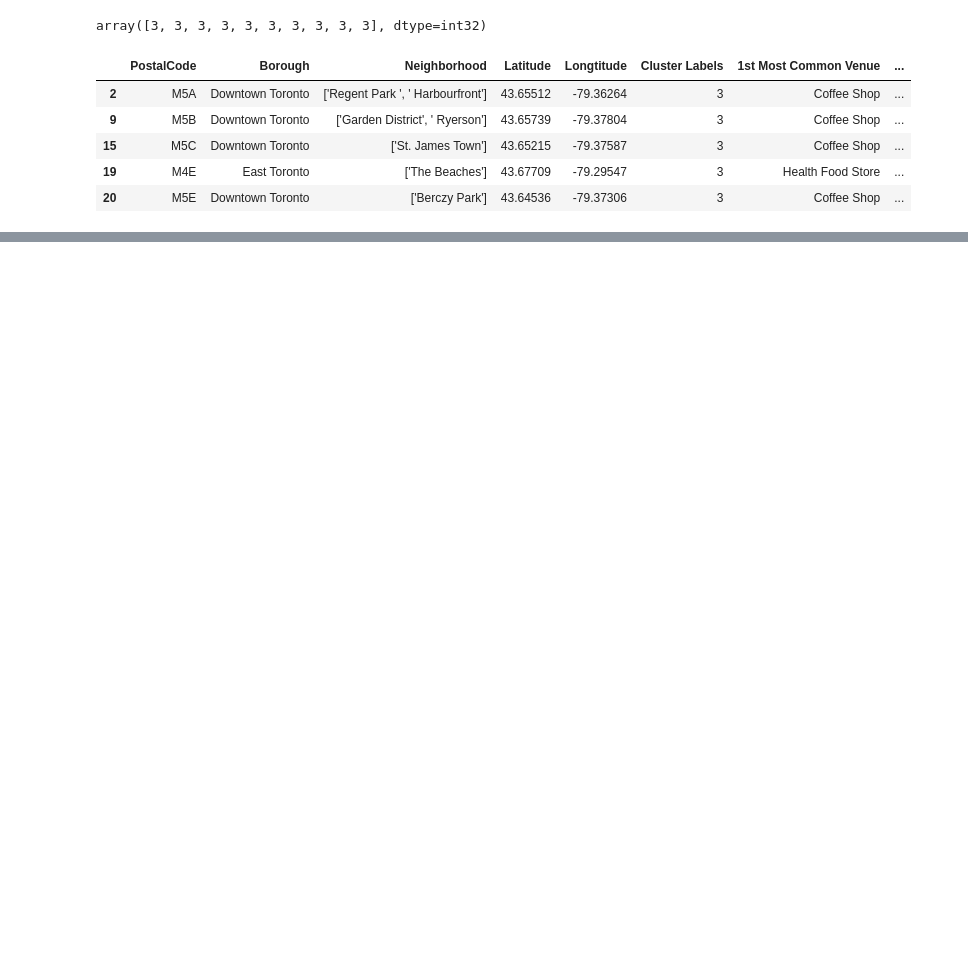
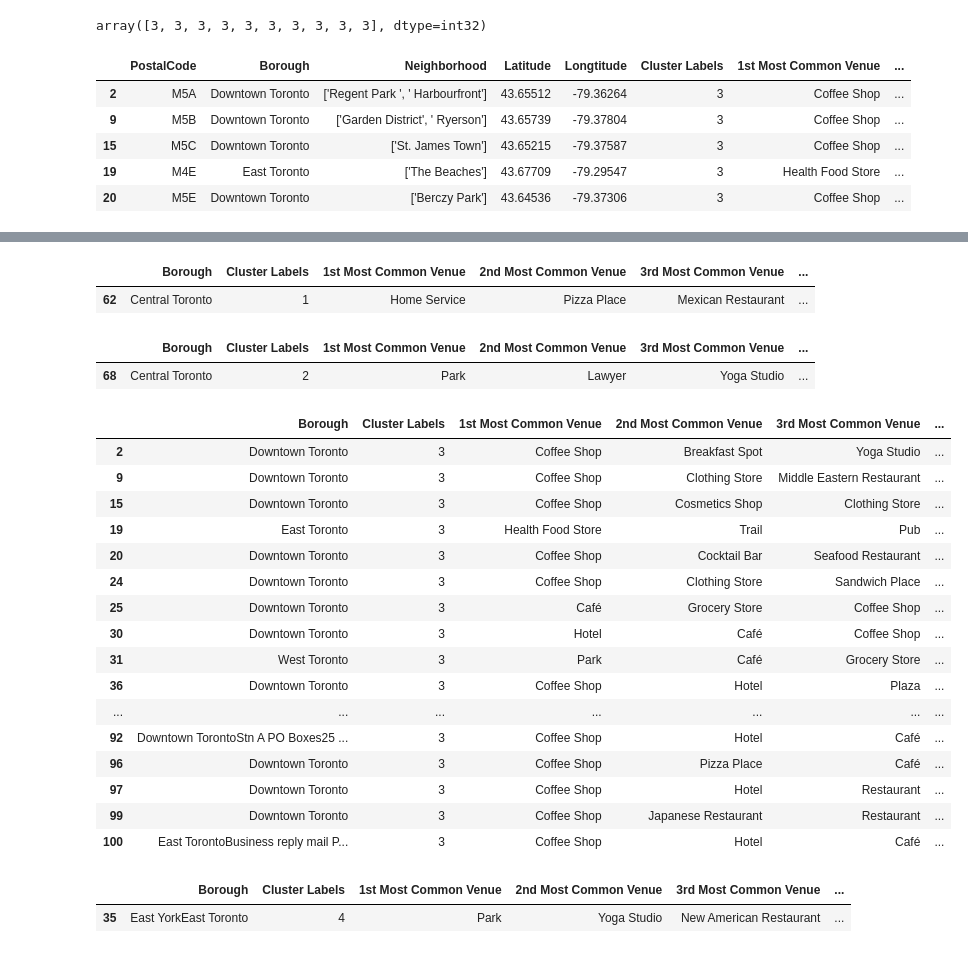
Before and after one commit to Stanley-Chan/Coursera_Capstone, a Jupyter notebook: Segmenting and Clustering Neighborhoods in Toronto.ipynb, the cells around one changed output, grey strips where cells are left out. Saved outputs shown, nothing was run; the diff lists cells and outputs as text; code cells hidden in the pictures; blank space fills up the shorter version.

Commit message:
Published from Watson Studio.

```diff
--- a/Segmenting and Clustering Neighborhoods in Toronto.ipynb
+++ b/Segmenting and Clustering Neighborhoods in Toronto.ipynb
@@ -198,8 +198,8 @@ import folium # map rendering library
 print('Libraries imported.')
 
 #Define Parameters
-CLIENT_ID = 'EEET2M2W1HLBWBZCCZIJS5NB1CU2FHNH4COVN1WTLXHKEYR3' # your Foursquare ID
-CLIENT_SECRET = 'RT2RRRB11RERUGX1MV2LMXL5AUVQKLQIYC2WFGYGACUOI1RQ' # your Foursquare Secret
+CLIENT_ID = 'X' # your Foursquare ID
+CLIENT_SECRET = 'X' # your Foursquare Secret
 VERSION = '20180605' # Foursquare API version
 LIMIT = 100 # A default Foursquare API limit value
 
@@ -523,0 +532,35 @@ map_clusters_toronto_venues
+# %%
+toronto_venues_merged.loc[toronto_venues_merged['Cluster Labels'] == 1, toronto_venues_merged.columns[[1] + list(range(5, toronto_venues_merged.shape[1]))]]
+# %% [output]
+|  | Borough | Cluster Labels | 1st Most Common Venue | 2nd Most Common Venue | 3rd Most Common Venue | ... |
+| 62 | Central Toronto | 1 | Home Service | Pizza Place | Mexican Restaurant | ... |
+# %%
+toronto_venues_merged.loc[toronto_venues_merged['Cluster Labels'] == 2, toronto_venues_merged.columns[[1] + list(range(5, toronto_venues_merged.shape[1]))]]
+# %% [output]
+|  | Borough | Cluster Labels | 1st Most Common Venue | 2nd Most Common Venue | 3rd Most Common Venue | ... |
+| 68 | Central Toronto | 2 | Park | Lawyer | Yoga Studio | ... |
+# %%
+toronto_venues_merged.loc[toronto_venues_merged['Cluster Labels'] == 3, toronto_venues_merged.columns[[1] + list(range(5, toronto_venues_merged.shape[1]))]]
+# %% [output]
+|  | Borough | Cluster Labels | 1st Most Common Venue | 2nd Most Common Venue | 3rd Most Common Venue | ... |
+| 2 | Downtown Toronto | 3 | Coffee Shop | Breakfast Spot | Yoga Studio | ... |
+| 9 | Downtown Toronto | 3 | Coffee Shop | Clothing Store | Middle Eastern Restaurant | ... |
+| 15 | Downtown Toronto | 3 | Coffee Shop | Cosmetics Shop | Clothing Store | ... |
+| 19 | East Toronto | 3 | Health Food Store | Trail | Pub | ... |
+| 20 | Downtown Toronto | 3 | Coffee Shop | Cocktail Bar | Seafood Restaurant | ... |
+| 24 | Downtown Toronto | 3 | Coffee Shop | Clothing Store | Sandwich Place | ... |
+| 25 | Downtown Toronto | 3 | Café | Grocery Store | Coffee Shop | ... |
+| 30 | Downtown Toronto | 3 | Hotel | Café | Coffee Shop | ... |
+| 31 | West Toronto | 3 | Park | Café | Grocery Store | ... |
+| 36 | Downtown Toronto | 3 | Coffee Shop | Hotel | Plaza | ... |
+| ... | ... | ... | ... | ... | ... | ... |
+| 92 | Downtown TorontoStn A PO Boxes25 ... | 3 | Coffee Shop | Hotel | Café | ... |
+| 96 | Downtown Toronto | 3 | Coffee Shop | Pizza Place | Café | ... |
+| 97 | Downtown Toronto | 3 | Coffee Shop | Hotel | Restaurant | ... |
+| 99 | Downtown Toronto | 3 | Coffee Shop | Japanese Restaurant | Restaurant | ... |
+| 100 | East TorontoBusiness reply mail P... | 3 | Coffee Shop | Hotel | Café | ... |
+# %%
+toronto_venues_merged.loc[toronto_venues_merged['Cluster Labels'] == 4, toronto_venues_merged.columns[[1] + list(range(5, toronto_venues_merged.shape[1]))]]
+# %% [output]
+|  | Borough | Cluster Labels | 1st Most Common Venue | 2nd Most Common Venue | 3rd Most Common Venue | ... |
+| 35 | East YorkEast Toronto | 4 | Park | Yoga Studio | New American Restaurant | ... |
```
Also changed, not shown: parts of 2 cells of this notebook.
